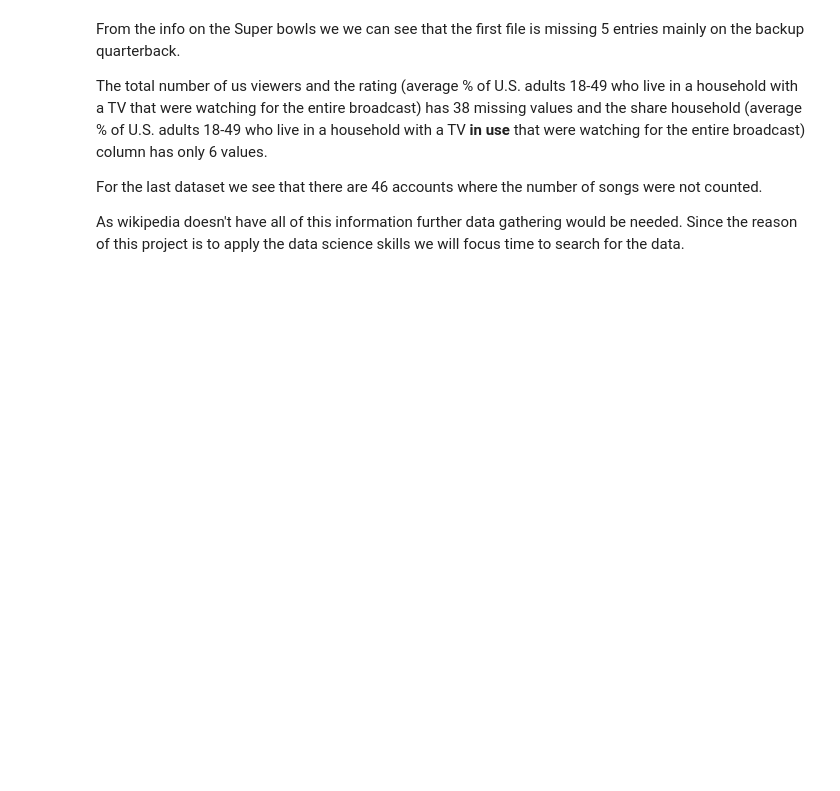
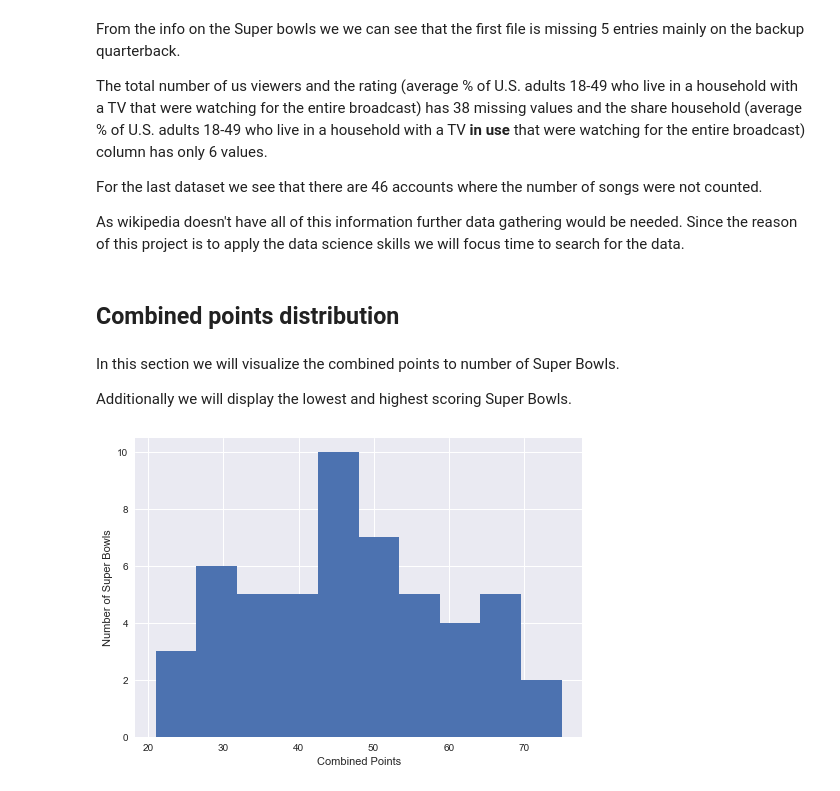
Before and after one commit to Salgado-Andres/Tv-Half-timeshows-and-the-Big-Game, a Jupyter notebook: TV,HALFTIME SHOW AND SUPER BOWL.ipynb, the cells around one changed output. Drawn from its saved outputs; the diff is of its cells as text; code cells hidden in the pictures; blank space fills up the shorter version.

```diff
--- a/TV,HALFTIME SHOW AND SUPER BOWL.ipynb
+++ b/TV,HALFTIME SHOW AND SUPER BOWL.ipynb
@@ -74,3 +74,26 @@ The total number of us viewers and the rating (average % of U.S. adults 18-49 wh
 For the last dataset we see that there are 46 accounts where the number of songs were not counted.
 
 As wikipedia doesn't have all of this information further data gathering would be needed. Since the reason of this project is to apply the data science skills we will focus time to search for the data.
+# %% [markdown]
+## Combined points distribution
+# %% [markdown]
+In this section we will visualize the combined points to number of Super Bowls.
+
+Additionally we will display the lowest and highest  scoring Super Bowls.
+# %%
+# Import matplotlib and set plotting style
+from matplotlib import pyplot as plt
+%matplotlib inline
+plt.style.use('seaborn')
+
+# Plot a histogram of combined points
+plt.hist(super_bowls.combined_pts)
+plt.xlabel('Combined Points')
+plt.ylabel('Number of Super Bowls')
+plt.show()
+
+# Display the highest- and lowest-scoring Super Bowls
+display(super_bowls[super_bowls['combined_pts'] > 70])
+display(super_bowls[super_bowls['combined_pts'] < 25])
+# %% [output]
+[figure, added]
```
Also changed, not shown: parts of 1 cell of this notebook.
